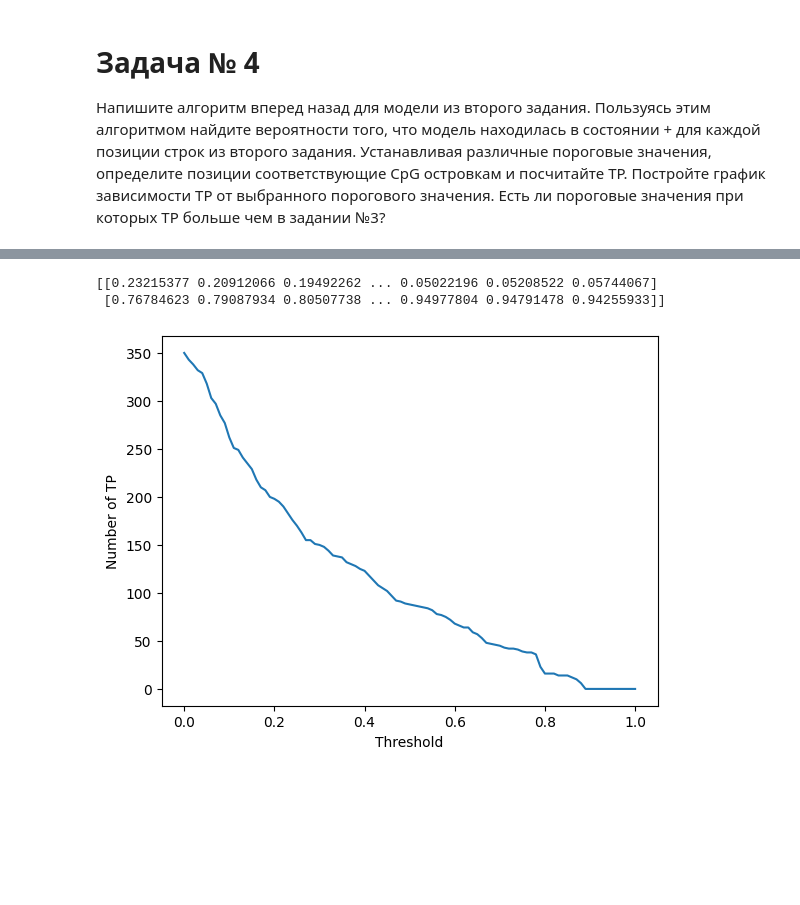
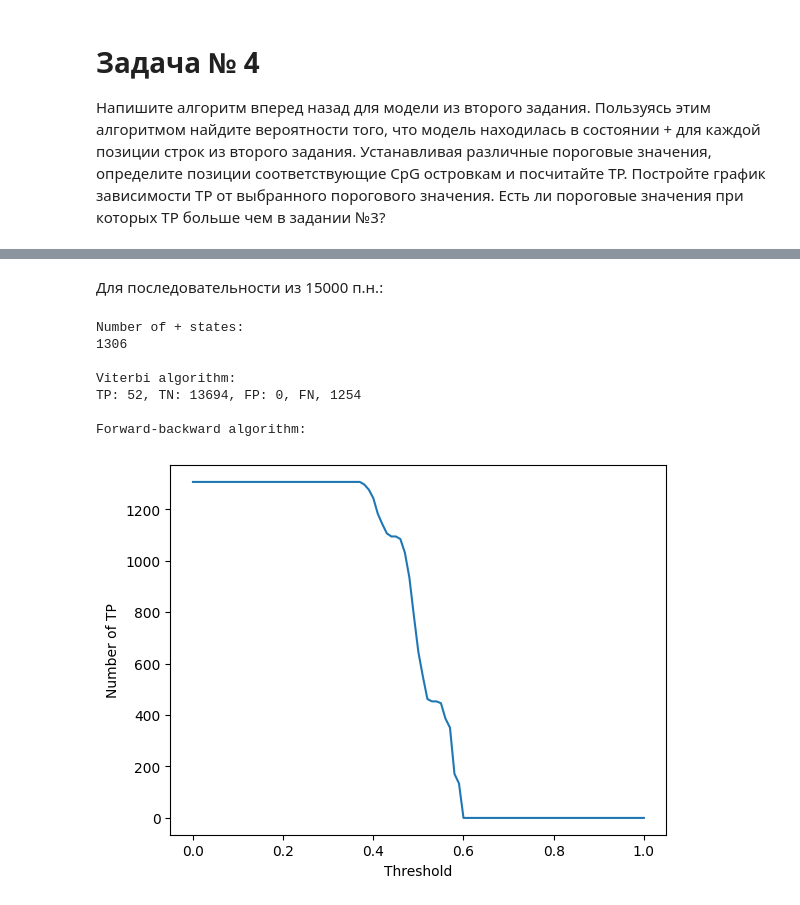
Before and after one commit to wwapper/BioinformaticsCourse2024PK, a Jupyter notebook: homework/1_4/Solution.ipynb, the cells around one changed output, grey strips where cells are left out. Drawn from its saved outputs; the diff is of its cells as text; code cells hidden in the pictures; blank space fills up the shorter version.

```diff
--- a/homework/1_4/Solution.ipynb
+++ b/homework/1_4/Solution.ipynb
@@ -347,8 +347,8 @@ TP: 492, TN: 90990, FP: 177, FN, 8341
 class forward_backward_algo():
     def __init__(self, sequence):
         self.sequence_len = len(sequence)
-        self.forward = np.zeros((2, self.sequence_len)).astype('float128')
-        self.backward = np.zeros((2, self.sequence_len)).astype('float128')
+        self.forward = np.full((2, self.sequence_len), None)
+        self.backward = np.full((2, self.sequence_len), None)
         self.transition_matrix = np.array([[0.95, 0.05], [0.005, 0.995]])  # + -
         self.observation_matrix = np.array([[0.203, 0.296, 0.298, 0.203], [0.290, 0.196, 0.198, 0.316]])  # A C G T
         self.numbering = {'A': 0, 'C': 1, 'G': 2, 'T': 3}
@@ -356,35 +356,34 @@ class forward_backward_algo():
         self.predicted_states = np.array([None for _ in range(self.probas.shape[1])])
 
     def _alpha(self, s, t):
-        if self.forward[s][t]:
+        if self.forward[s][t] != None:
             return self.forward[s][t]
         fwd = 0
         for state in range(2):
-            fwd += self._alpha(state, t-1) * self.transition_matrix[state][s]
-        fwd *= self.observation_matrix[s][self.numbering[sequence[t]]]
+            fwd = np.logaddexp(fwd,  (self._alpha(state, t-1) + np.log(self.transition_matrix[state][s]) + np.log(self.observation_matrix[s][self.numbering[sequence[t]]])))
         self.forward[s][t] = fwd
         return self.forward[s][t]
 
     def _beta(self, s, t):
-        if self.backward[s][t]:
+        if self.backward[s][t] != None:
             return self.backward[s][t]
         bkw = 0
         for state in range(2):
-            bkw += self._beta(state, t+1) * self.transition_matrix[s][state] * self.observation_matrix[state][self.numbering[sequence[t+1]]]
+            bkw = np.logaddexp(bkw, (self._beta(state, t+1) + np.log(self.transition_matrix[s][state]) + np.log(self.observation_matrix[state][self.numbering[sequence[t+1]]])))
         self.backward[s][t] = bkw
         return self.backward[s][t]
 
     def get_probas(self):
         for state in range(2):
-            self.forward[state][0] = self.observation_matrix[state][self.numbering[sequence[0]]] * 0.5
-            self.backward[state][self.sequence_len-1] = 1
+            self.forward[state][0] = np.log(self.observation_matrix[state][self.numbering[sequence[0]]]) + np.log(0.5)
+            self.backward[state][self.sequence_len-1] = 0
             chain_proba = 0
         for t in range(len(sequence)):
             chain_proba = 0
             for state in range(2):
-                chain_proba += self._alpha(state, t) * self._beta(state, t)
+                chain_proba += self._alpha(state, t) + self._beta(state, t)
             for s in range(2):
-                self.probas[s][t] = (self._alpha(s, t) * self._beta(s, t))/chain_proba
+                self.probas[s][t] = (self._alpha(s, t) + self._beta(s, t))/chain_proba
         return self.probas
 
     def get_states(self, threshold=0.5):
@@ -405,3 +404,9 @@ class forward_backward_algo():
             if self.predicted_states[i] == 0 and states[i] == '+':
                 TP += 1
         return TP
+# %%
+for sequence, states in zip(all_sequences, all_states):
+    alg = forward_backward_algo(sequence)
+    print('length:', len(sequence))
+    print(*[round(i, 2) for i in alg.get_probas()[0]])
+    print()
@@ -408,23 +431,34 @@ class forward_backward_algo():
+# %% [markdown]
+Для последовательности из 15000 п.н.:
 # %%
-sequence, states = sequence_output(5000)
-alg = forward_backward_algo(sequence)
-print(alg.get_probas())
+sequence, states = all_sequences[-1], all_states[-1]
+
+print('Number of + states:', states.count('+'), sep='\n', end='\n\n')
+
+print('Viterbi algorithm:')
+show_metrics_viterbi(sequence, states)
+print()
 
 thresholds = []
 TPs = []
 
+print('Forward-backward algorithm:')
 for threshold in range(0, 101, 1):
     threshold /= 100
     thresholds.append(threshold)
     TPs.append(alg.TP_calc(states, threshold))
+
+plt.plot(thresholds, TPs)
+plt.xlabel("Threshold")
+plt.ylabel("Number of TP")
+
+plt.show()
 # %% [output]
-[[0.23215377 0.20912066 0.19492262 ... 0.05022196 0.05208522 0.05744067]
- [0.76784623 0.79087934 0.80507738 ... 0.94977804 0.94791478 0.94255933]]
+Number of + states:
+1306
+
+Viterbi algorithm:
+TP: 52, TN: 13694, FP: 0, FN, 1254
+
+Forward-backward algorithm:
+[figure, added]
-# %%
-plt.plot(thresholds, TPs)
-plt.xlabel("Threshold")
-plt.ylabel("Number of TP")
-
-plt.show()
-# %% [output]
-[figure, removed]
```
Also changed, not shown: parts of 5 cells of this notebook.
